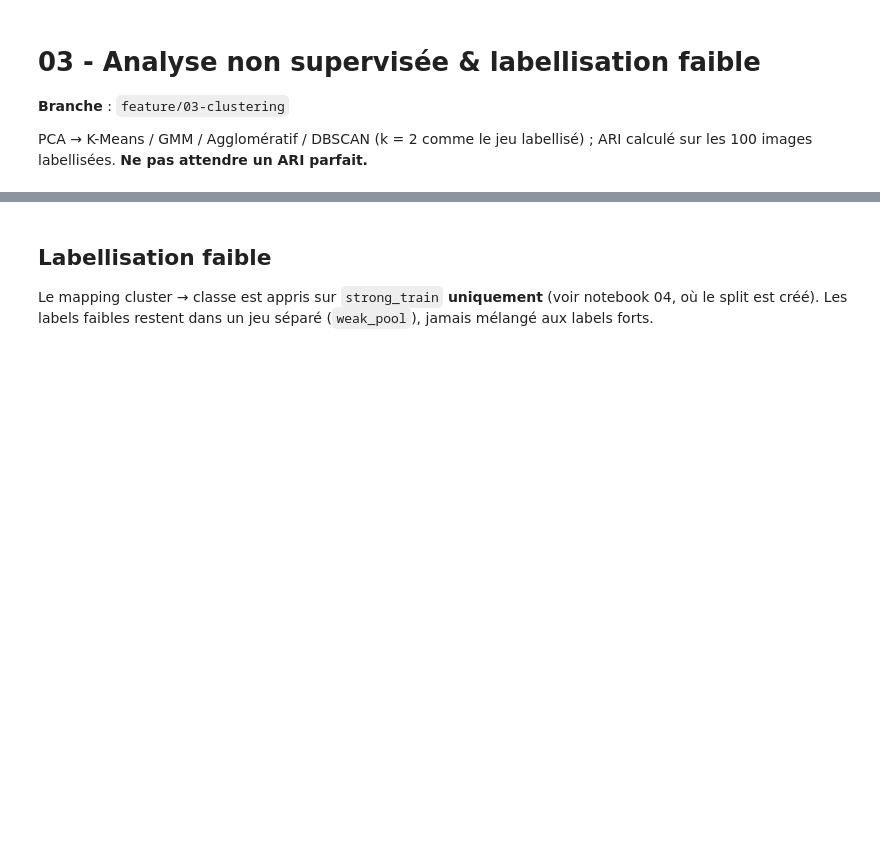
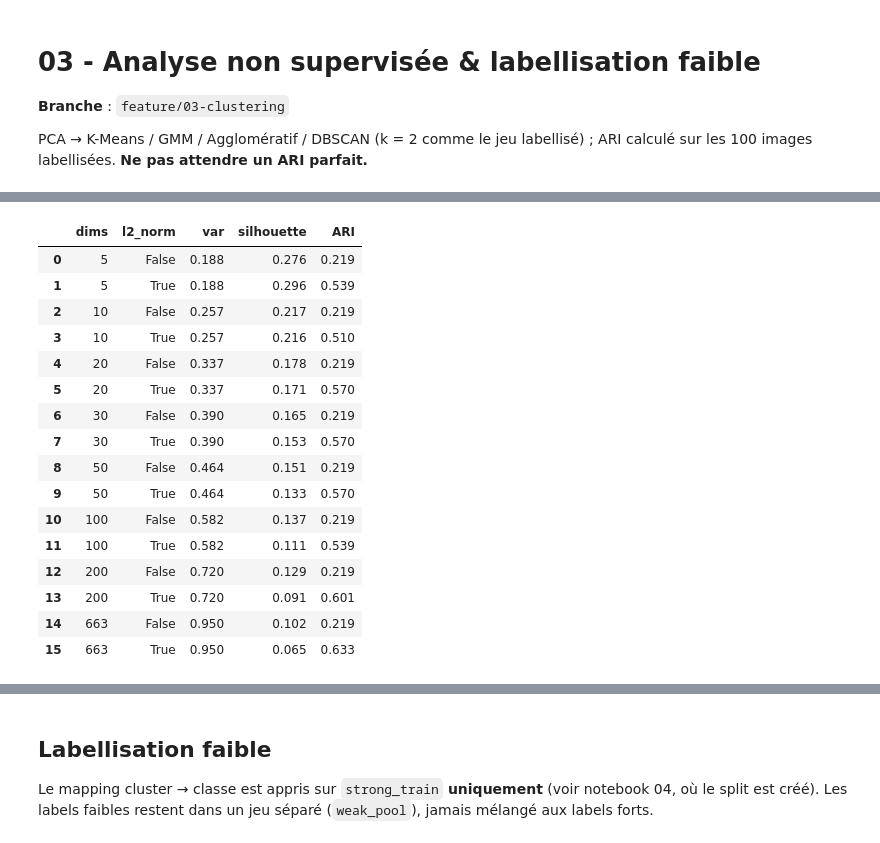
Before and after one commit to Nerion-1337/brainscanai, a Jupyter notebook: notebooks/03_clustering_non_supervise.ipynb, the cells around one changed output, grey strips where cells are left out. Saved outputs shown, nothing was run; the diff lists cells and outputs as text; code cells hidden in the pictures; blank space fills up the shorter version.

```diff
--- a/notebooks/03_clustering_non_supervise.ipynb
+++ b/notebooks/03_clustering_non_supervise.ipynb
@@ -28,5 +32,5 @@ cc = cfg['clustering']
 manifest = pd.read_csv(PROC / 'manifest_clean.csv')
 X, m = load_features(FEAT / 'embeddings.npz', manifest)
 Xs, _ = standardize(X)
-Z, pca = pca_reduce(Xs, cc['pca_components'], cfg['seed'])
+Z, pca = pca_reduce(Xs, 0.95, cfg['seed'])   # PCA exploratoire (95 % de variance) : sert à l'analyse de sensibilité
 Z.shape
@@ -32,0 +42,34 @@ Z.shape
+# %%
+mask = m.label.to_numpy() >= 0
+pca_full = PCA(random_state=cfg['seed']).fit(Xs)      # une seule PCA, on tronque ensuite
+Zfull = pca_full.transform(Xs)
+rows = []
+for d in [5, 10, 20, 30, 50, 100, 200, Z.shape[1]]:
+    Zd = Zfull[:, :d]
+    for l2 in [False, True]:                           # normaliser L2 = géométrie « cosinus »
+        Zk = normalize(Zd) if l2 else Zd
+        lab = KMeans(2, n_init=20, random_state=cfg['seed']).fit_predict(Zk)
+        rows.append(dict(dims=d, l2_norm=l2, var=pca_full.explained_variance_ratio_[:d].sum(),
+                         silhouette=silhouette_score(Zk, lab),
+                         ARI=adjusted_rand_score(m.label[mask], lab[mask])))
+pca_sensitivity = pd.DataFrame(rows).round(3)
+pca_sensitivity.to_csv(TAB / 'pca_sensitivity.csv', index=False)
+pca_sensitivity
+# %% [output]
+|  | dims | l2_norm | var | silhouette | ARI |
+| 0 | 5 | False | 0.188 | 0.276 | 0.219 |
+| 1 | 5 | True | 0.188 | 0.296 | 0.539 |
+| 2 | 10 | False | 0.257 | 0.217 | 0.219 |
+| 3 | 10 | True | 0.257 | 0.216 | 0.510 |
+| 4 | 20 | False | 0.337 | 0.178 | 0.219 |
+| 5 | 20 | True | 0.337 | 0.171 | 0.570 |
+| 6 | 30 | False | 0.390 | 0.165 | 0.219 |
+| 7 | 30 | True | 0.390 | 0.153 | 0.570 |
+| 8 | 50 | False | 0.464 | 0.151 | 0.219 |
+| 9 | 50 | True | 0.464 | 0.133 | 0.570 |
+| 10 | 100 | False | 0.582 | 0.137 | 0.219 |
+| 11 | 100 | True | 0.582 | 0.111 | 0.539 |
+| 12 | 200 | False | 0.720 | 0.129 | 0.219 |
+| 13 | 200 | True | 0.720 | 0.091 | 0.601 |
+| 14 | 663 | False | 0.950 | 0.102 | 0.219 |
+| 15 | 663 | True | 0.950 | 0.065 | 0.633 |
```
Also changed, not shown: parts of 18 cells of this notebook, 23 other files.
